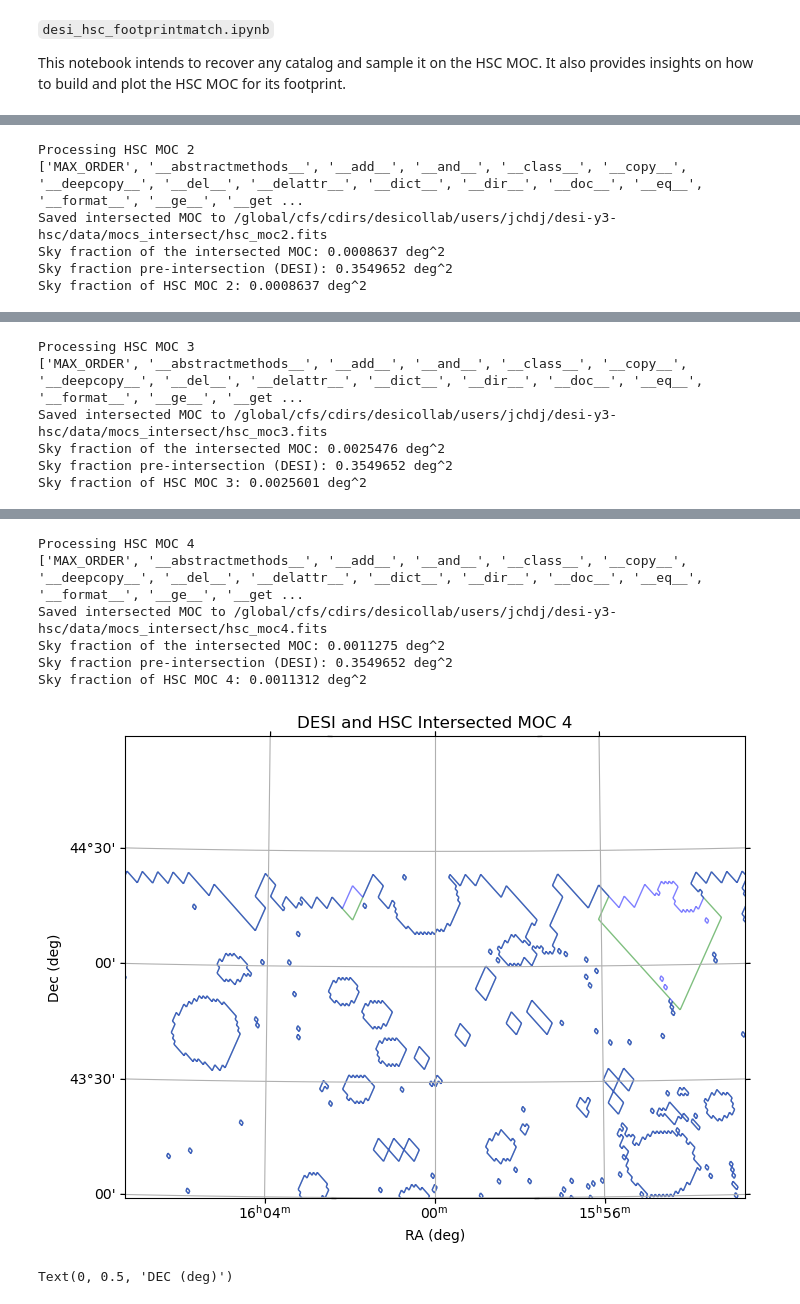
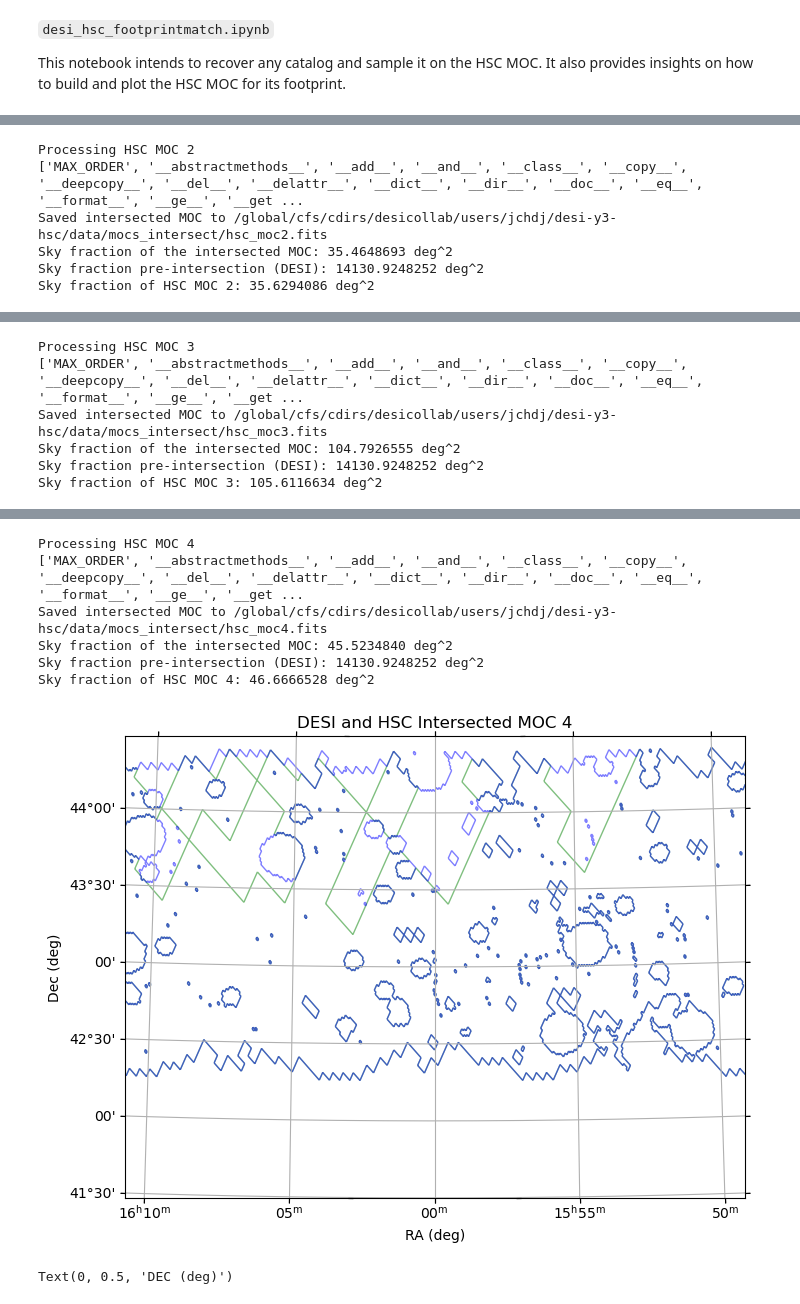
Before and after one commit to JeanCHDJdev/desi-y3-hsc, a Jupyter notebook: src/inspect/desi_hsc_footprintmatch.ipynb, the cells around one changed output, grey strips where cells are left out. Saved outputs shown, nothing was run; the diff lists cells and outputs as text; code cells hidden in the pictures.

```diff
--- a/src/inspect/desi_hsc_footprintmatch.ipynb
+++ b/src/inspect/desi_hsc_footprintmatch.ipynb
@@ -25,7 +25,7 @@ DATA_ROOT = USER_ROOT / 'desi-y3-hsc' / 'data'
 DESI_ROOT = DATA_ROOT / 'desi' / 'tests'
 HSC_ROOT = DATA_ROOT / 'hsc' / 'cat'
 XMATCH_ROOT = DATA_ROOT / 'xmatch'
-DESI_ROOT = '/global/cfs/cdirs/desi/survey/catalogs/Y3/LSS/loa-v1/LSScats/v1.1/nonKP'
+DESI_ROOT = '/global/cfs/cdirs/desi/survey/catalogs/Y3/LSS/loa-v1/LSScats/v2/nonKP'
 DESI_WEIGHTS_ROOT = DATA_ROOT / 'desi' / 'weights'
 
 MOC_ROOT = DATA_ROOT / 'mocs'
@@ -78,3 +72,3 @@ print(desi.dtype.names)
 ('RA', 'DEC', 'Z')
 # %%
-desi_master_moc = MOC.from_skycoords(desi_coords, max_norder=7)
+desi_master_moc = MOC.from_skycoords(desi_coords, max_norder=10)
@@ -80,0 +79,18 @@ desi_master_moc = MOC.from_skycoords(desi_coords, max_norder=7)
+# %%
+moc_list = [f'{MOC_ROOT}/hsc_moc{i}.fits' for i in range(1, 5)]
+print(moc_list[0])
+hsc_moc = MOC.from_fits(moc_list[0])
+
+fig = plt.figure(figsize=(8, 6))
+with MOCWCS(fig,
+    fov=120 * u.deg,
+    center=SkyCoord(180, 0, unit='deg', frame='icrs'),
+    coordsys="icrs",
+    rotation=Angle(0, u.degree),
+    projection="AIT") as wcs: wcs = wcs
+ax = fig.add_subplot(projection=wcs)
+#desi_master_moc.border(ax=ax, wcs=wcs, alpha=0.7, color="red")
+#intersected_moc.border(ax=ax, wcs=wcs, alpha=0.7, color="green")
+ax.scatter(desi_coords.ra.deg[0::1000], desi_coords.dec.deg[0::1000], s=0.1, color='red',transform=ax.get_transform('world'))
+hsc_moc.border(ax=ax, wcs=wcs, alpha=0.7, color="blue")
+hsc_moc.fill(ax=ax, wcs=wcs, alpha=1, color="blue")
@@ -81,2 +100,4 @@ desi_master_moc = MOC.from_skycoords(desi_coords, max_norder=7)
 # %%
-hsc_mocs = [MOC.from_fits(f'{MOC_ROOT}/hsc_moc{i}.fits') for i in range(1, 5)]
+moc_list = [f'{MOC_ROOT}/hsc_moc{i}.fits' for i in range(1, 5)]
+hsc_mocs = [MOC.from_fits(moc_file) for moc_file in moc_list]
+hsc_mocs[0].norder
@@ -92,14 +118,14 @@ for i, hsc_moc in enumerate(hsc_mocs):
     moc_filename = f'{MOC_ROOT}_intersect/hsc_moc{i+1}.fits'
     intersected_moc.save(moc_filename, overwrite=True)
     print(f'Saved intersected MOC to {moc_filename}')
-    print(f"Sky fraction of the intersected MOC: {intersected_moc.sky_fraction:.7f} deg^2")
-    print(f"Sky fraction pre-intersection (DESI): {desi_master_moc.sky_fraction:.7f} deg^2")
-    print(f"Sky fraction of HSC MOC {i+1}: {hsc_moc.sky_fraction:.7f} deg^2")
+    print(f"Sky fraction of the intersected MOC: {skyfraction_to_area(intersected_moc.sky_fraction):.7f} deg^2")
+    print(f"Sky fraction pre-intersection (DESI): {skyfraction_to_area(desi_master_moc.sky_fraction):.7f} deg^2")
+    print(f"Sky fraction of HSC MOC {i+1}: {skyfraction_to_area(hsc_moc.sky_fraction):.7f} deg^2")
     # Optionally, visualize the MOC
     fig = plt.figure(figsize=(8, 6))
     with MOCWCS(fig,
-           fov=2 * u.deg,
-           center=SkyCoord(240, 44, unit='deg', frame='icrs'),
+           fov=3 * u.deg,
+           center=SkyCoord(240, 43, unit='deg', frame='icrs'),
            coordsys="icrs",
            rotation=Angle(0, u.degree),
            projection="AIT") as wcs: wcs = wcs
@@ -123,6 +149,6 @@ Sky fraction of HSC MOC 1: 0.0064855 deg^2
 Processing HSC MOC 2
 ['MAX_ORDER', '__abstractmethods__', '__add__', '__and__', '__class__', '__copy__', '__deepcopy__', '__del__', '__delattr__', '__dict__', '__dir__', '__doc__', '__eq__', '__format__', '__ge__', '__get ...
 Saved intersected MOC to /global/cfs/cdirs/desicollab/users/jchdj/desi-y3-hsc/data/mocs_intersect/hsc_moc2.fits
-Sky fraction of the intersected MOC: 0.0008637 deg^2
-Sky fraction pre-intersection (DESI): 0.3549652 deg^2
-Sky fraction of HSC MOC 2: 0.0008637 deg^2
+Sky fraction of the intersected MOC: 35.4648693 deg^2
+Sky fraction pre-intersection (DESI): 14130.9248252 deg^2
+Sky fraction of HSC MOC 2: 35.6294086 deg^2
@@ -130,6 +156,6 @@ Sky fraction of HSC MOC 2: 0.0008637 deg^2
 Processing HSC MOC 3
 ['MAX_ORDER', '__abstractmethods__', '__add__', '__and__', '__class__', '__copy__', '__deepcopy__', '__del__', '__delattr__', '__dict__', '__dir__', '__doc__', '__eq__', '__format__', '__ge__', '__get ...
 Saved intersected MOC to /global/cfs/cdirs/desicollab/users/jchdj/desi-y3-hsc/data/mocs_intersect/hsc_moc3.fits
-Sky fraction of the intersected MOC: 0.0025476 deg^2
-Sky fraction pre-intersection (DESI): 0.3549652 deg^2
-Sky fraction of HSC MOC 3: 0.0025601 deg^2
+Sky fraction of the intersected MOC: 104.7926555 deg^2
+Sky fraction pre-intersection (DESI): 14130.9248252 deg^2
+Sky fraction of HSC MOC 3: 105.6116634 deg^2
@@ -137,10 +163,10 @@ Sky fraction of HSC MOC 3: 0.0025601 deg^2
 Processing HSC MOC 4
 ['MAX_ORDER', '__abstractmethods__', '__add__', '__and__', '__class__', '__copy__', '__deepcopy__', '__del__', '__delattr__', '__dict__', '__dir__', '__doc__', '__eq__', '__format__', '__ge__', '__get ...
 Saved intersected MOC to /global/cfs/cdirs/desicollab/users/jchdj/desi-y3-hsc/data/mocs_intersect/hsc_moc4.fits
-Sky fraction of the intersected MOC: 0.0011275 deg^2
-Sky fraction pre-intersection (DESI): 0.3549652 deg^2
-Sky fraction of HSC MOC 4: 0.0011312 deg^2
+Sky fraction of the intersected MOC: 45.5234840 deg^2
+Sky fraction pre-intersection (DESI): 14130.9248252 deg^2
+Sky fraction of HSC MOC 4: 46.6666528 deg^2
-[figure, old version]
+[figure, new version]
 # %%
 fig, ax = plt.subplots(1, 1, figsize=(10, 10), subplot_kw={'projection': 'mollweide'})
 
```
Also changed, not shown: parts of 12 cells of this notebook, 5 other files.
